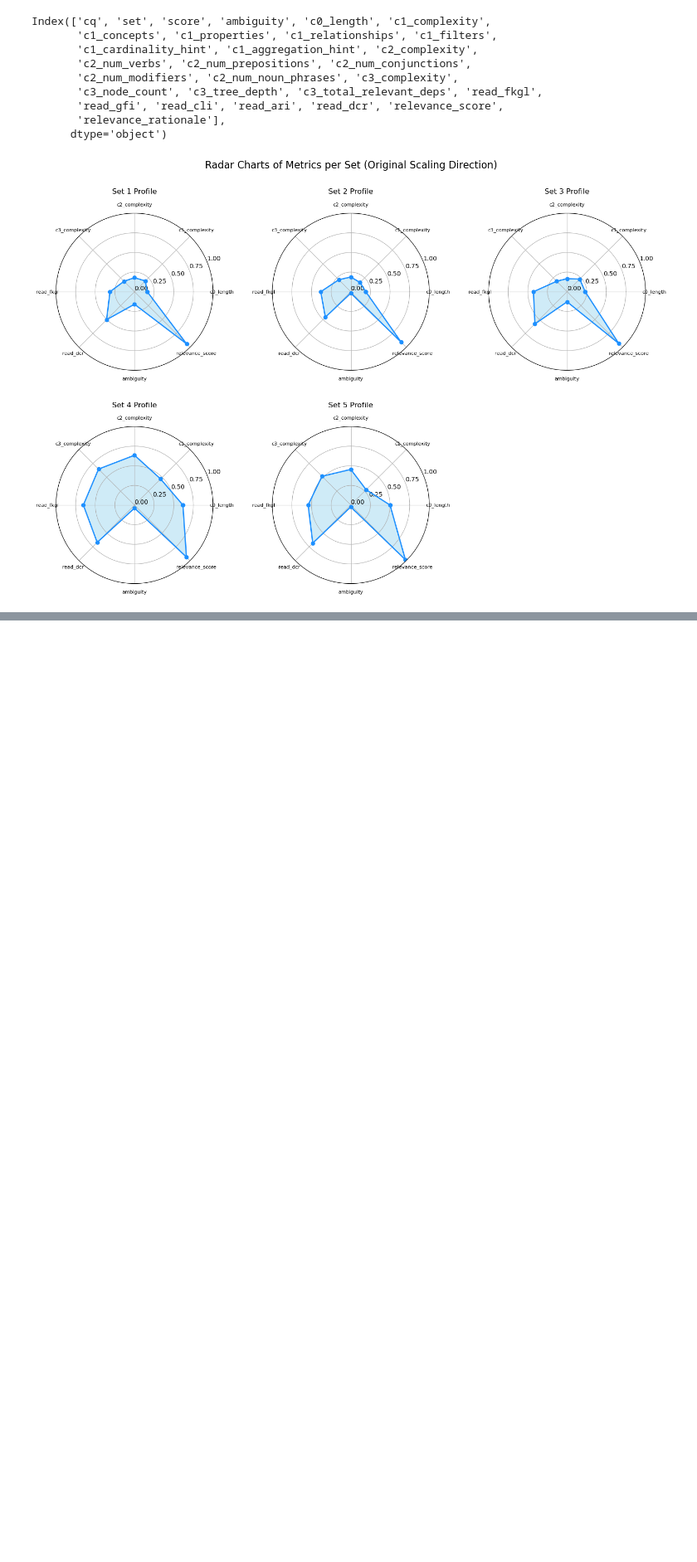
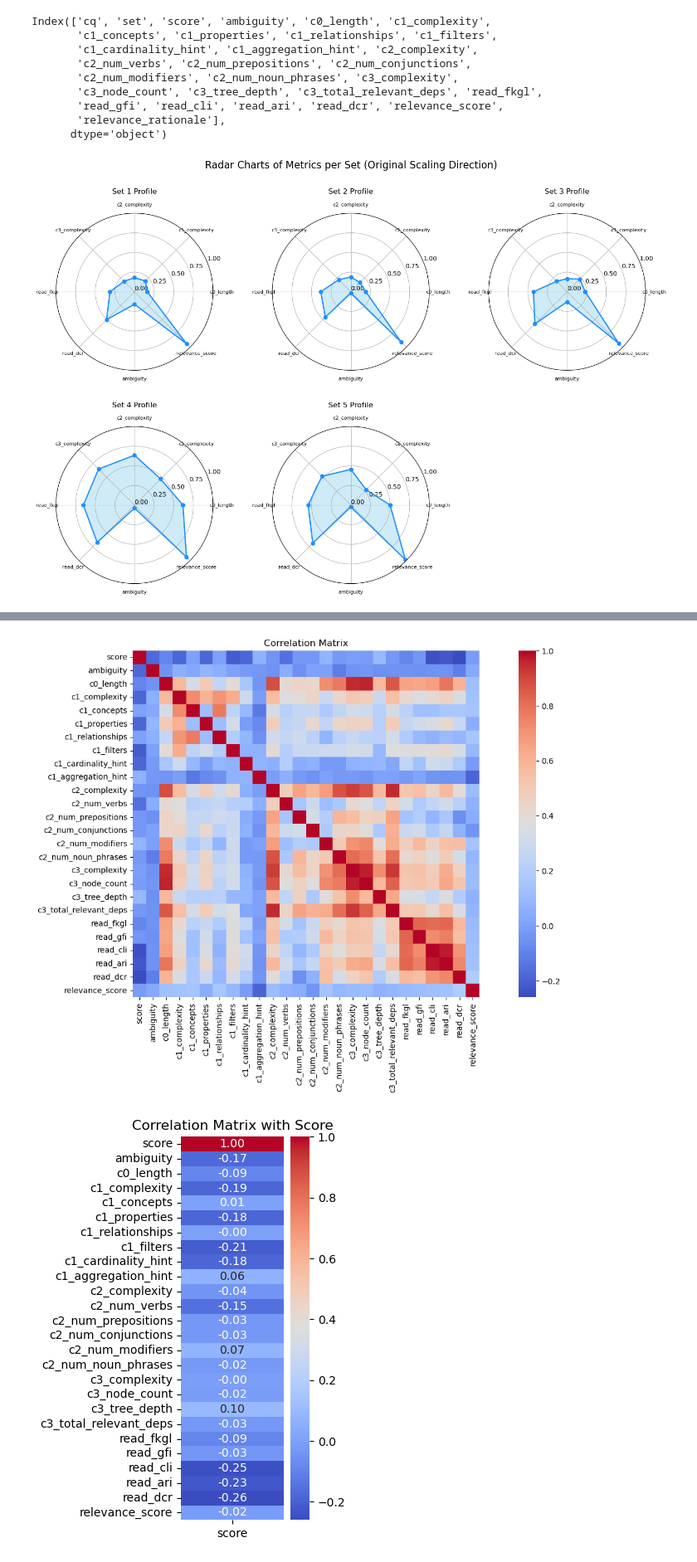
Before and after one commit to KE-UniLiv/askcq, a Jupyter notebook: askcq/overview.ipynb, the cells around one changed output, grey strips where cells are left out. Shown at 83% size. Drawn from its saved outputs; the diff is of its cells as text; code cells hidden in the pictures; blank space fills up the shorter version.

```diff
--- a/askcq/overview.ipynb
+++ b/askcq/overview.ipynb
@@ -392,0 +506,29 @@ selected_measures = [
+# %%
+correlation_df = cq_measures_df.copy()
+# let's drop the set, cq, relevance_rationale columns
+correlation_df = correlation_df.drop(columns=["set"])
+correlation_df = correlation_df.drop(columns=["cq"])
+correlation_df = correlation_df.drop(columns=["relevance_rationale"])
+# %%
+# Correlate the features with the score
+# 0.0: No correlation
+# 0.1: Weak correlation
+# 0.3: Moderate correlation
+# 0.5: Strong correlation
+# 0.7: Very strong correlation
+# 0.9: Perfect correlation
+
+correlation_matrix = correlation_df.corr()
+# Plot the correlation matrix
+plt.figure(figsize=(18, 8))
+sns.heatmap(correlation_matrix, fmt=".2f", cmap="coolwarm", square=True)
+plt.title("Correlation Matrix")
+plt.show()
+# Plot the correlation matrix with the score
+plt.figure(figsize=(2, 6))
+sns.heatmap(correlation_matrix[["score"]], annot=True, fmt=".2f", cmap="coolwarm")
+plt.title("Correlation Matrix with Score")
+plt.show()
+# %% [output]
+[figure, added]
+[figure, added]
```
Also changed, not shown: parts of 6 cells of this notebook.
